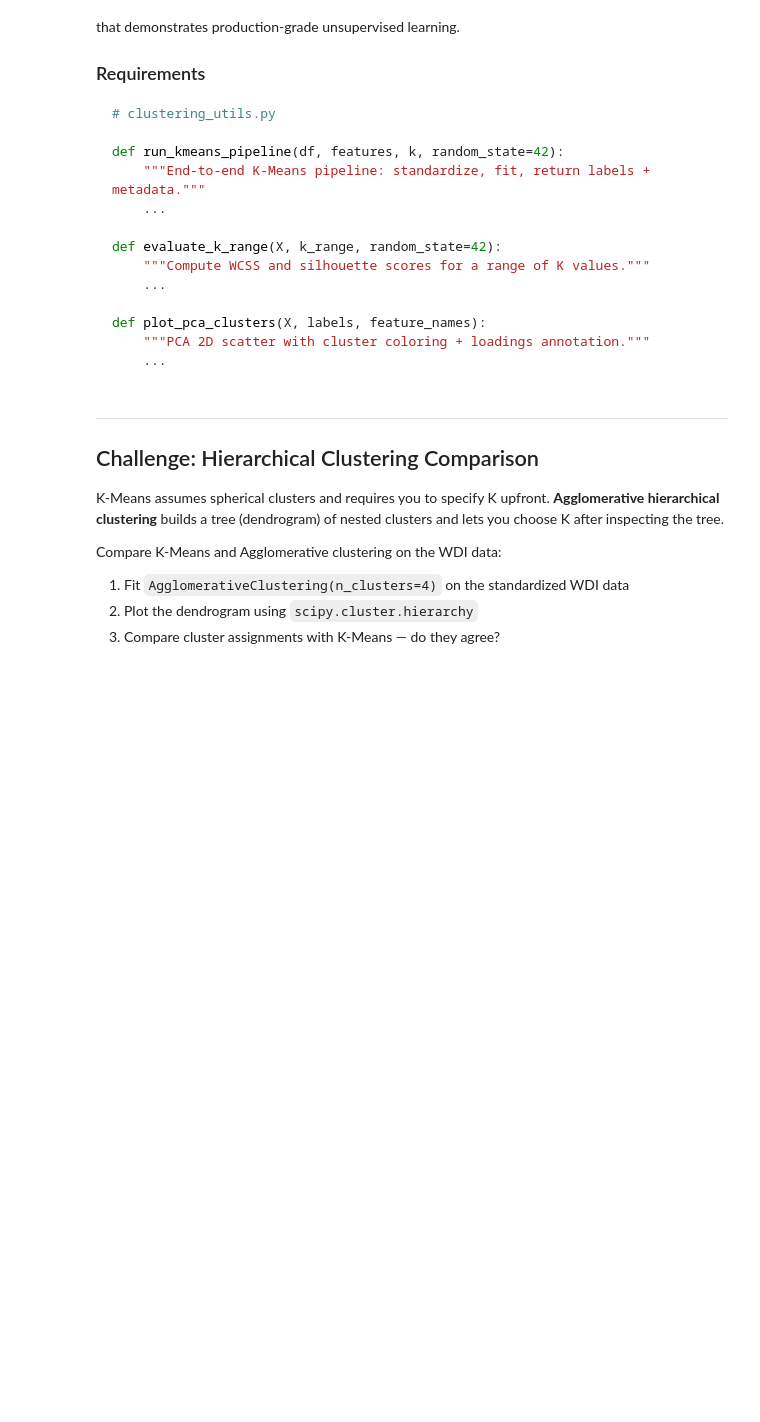
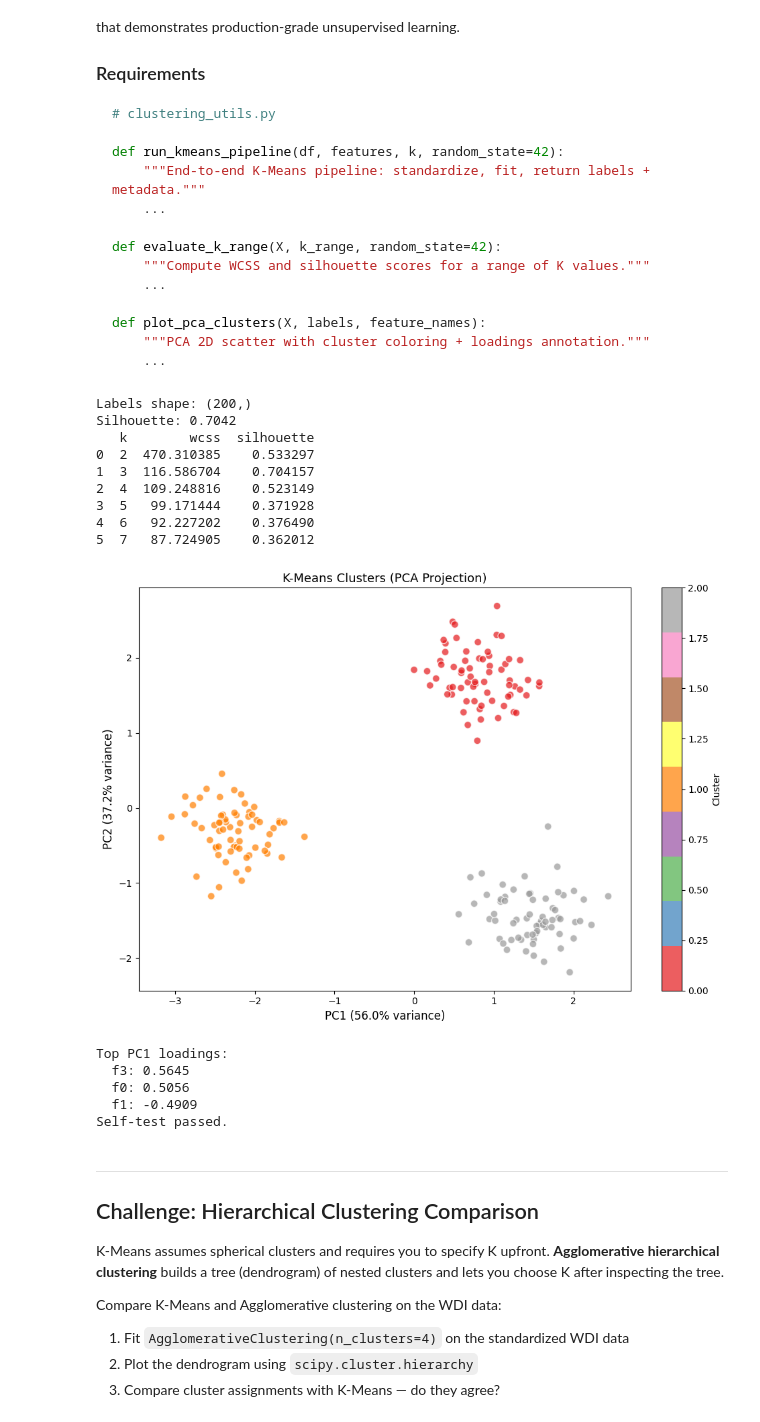
Before and after one commit to guanyuq03/ECON5200-Applied-Data-Analytics-in-Economics, a Jupyter notebook: Lab 22/notebooks/lab_ch22_diagnostic_1.ipynb, the cells around one changed output. Saved outputs shown, nothing was run; the diff lists cells and outputs as text; code cells hidden in the pictures; blank space fills up the shorter version.

```diff
--- a/Lab 22/notebooks/lab_ch22_diagnostic_1.ipynb
+++ b/Lab 22/notebooks/lab_ch22_diagnostic_1.ipynb
@@ -584,33 +584,83 @@ def plot_pca_clusters(
     feature_names: List[str]
 ) -> None:
     """PCA 2D scatter plot with cluster coloring."""
     pca = PCA(n_components=2)
     X_pca = pca.fit_transform(X)
 
     fig, ax = plt.subplots(figsize=(10, 7))
     scatter = ax.scatter(
         X_pca[:, 0], X_pca[:, 1],
         c=labels, cmap='Set1',
         alpha=0.7, edgecolors='white', s=60
     )
     ax.set_xlabel(
         f'PC1 ({pca.explained_variance_ratio_[0]:.1%} variance)',
         fontsize=12
     )
     ax.set_ylabel(
         f'PC2 ({pca.explained_variance_ratio_[1]:.1%} variance)',
         fontsize=12
     )
     ax.set_title('K-Means Clusters (PCA Projection)', fontsize=13)
     plt.colorbar(scatter, label='Cluster')
     plt.tight_layout()
     plt.show()
 
     # Print top PC1 loadings
     loadings = pd.Series(pca.components_[0], index=feature_names)
     print('Top PC1 loadings:')
     for feat in loadings.abs().nlargest(3).index:
         print(f'  {feat}: {loadings[feat]:.4f}')
+
+
+if __name__ == '__main__':
+    from sklearn.datasets import make_blobs
+
+    X_test, _ = make_blobs(
+        n_samples=200,
+        centers=3,
+        n_features=5,
+        random_state=0
+    )
+
+    df_test = pd.DataFrame(X_test, columns=[f'f{i}' for i in range(5)])
+    # Test pipeline
+    result = run_kmeans_pipeline(
+        df_test,
+        [f'f{i}' for i in range(5)],
+        k=3
+    )
+    print(f'Labels shape: {result["labels"].shape}')
+    print(f'Silhouette: {result["silhouette"]:.4f}')
+
+    # Test evaluation
+    eval_df = evaluate_k_range(result['X_scaled'], range(2, 8))
+    print(eval_df)
+
+    # Test PCA plot
+    plot_pca_clusters(
+        result['X_scaled'],
+        result['labels'],
+        [f'f{i}' for i in range(5)]
+    )
+
+    print('Self-test passed.')
+# %% [output]
+Labels shape: (200,)
+Silhouette: 0.7042
+   k        wcss  silhouette
+0  2  470.310385    0.533297
+1  3  116.586704    0.704157
+2  4  109.248816    0.523149
+3  5   99.171444    0.371928
+4  6   92.227202    0.376490
+5  7   87.724905    0.362012
+[figure, added]
+Top PC1 loadings:
+  f3: 0.5645
+  f0: 0.5056
+  f1: -0.4909
+Self-test passed.
 # %% [markdown]
 ---
 
```
